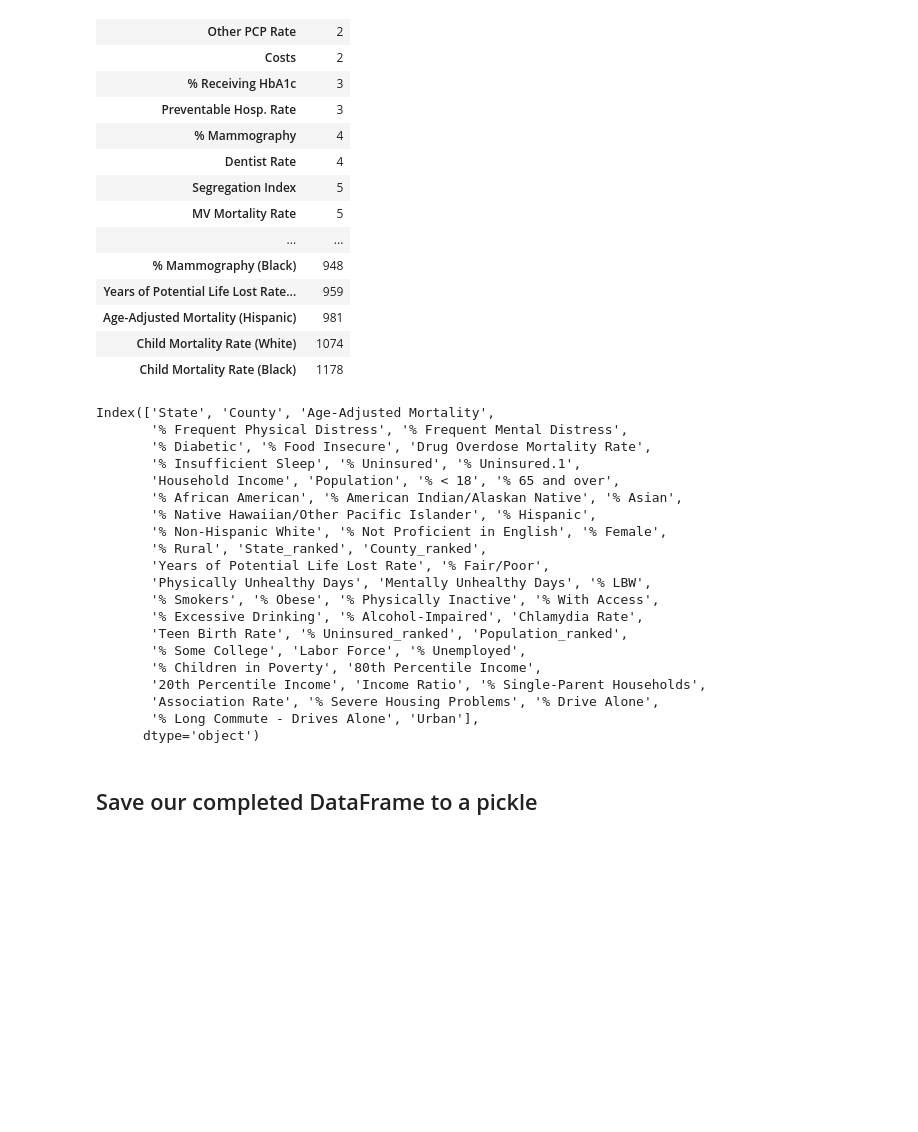
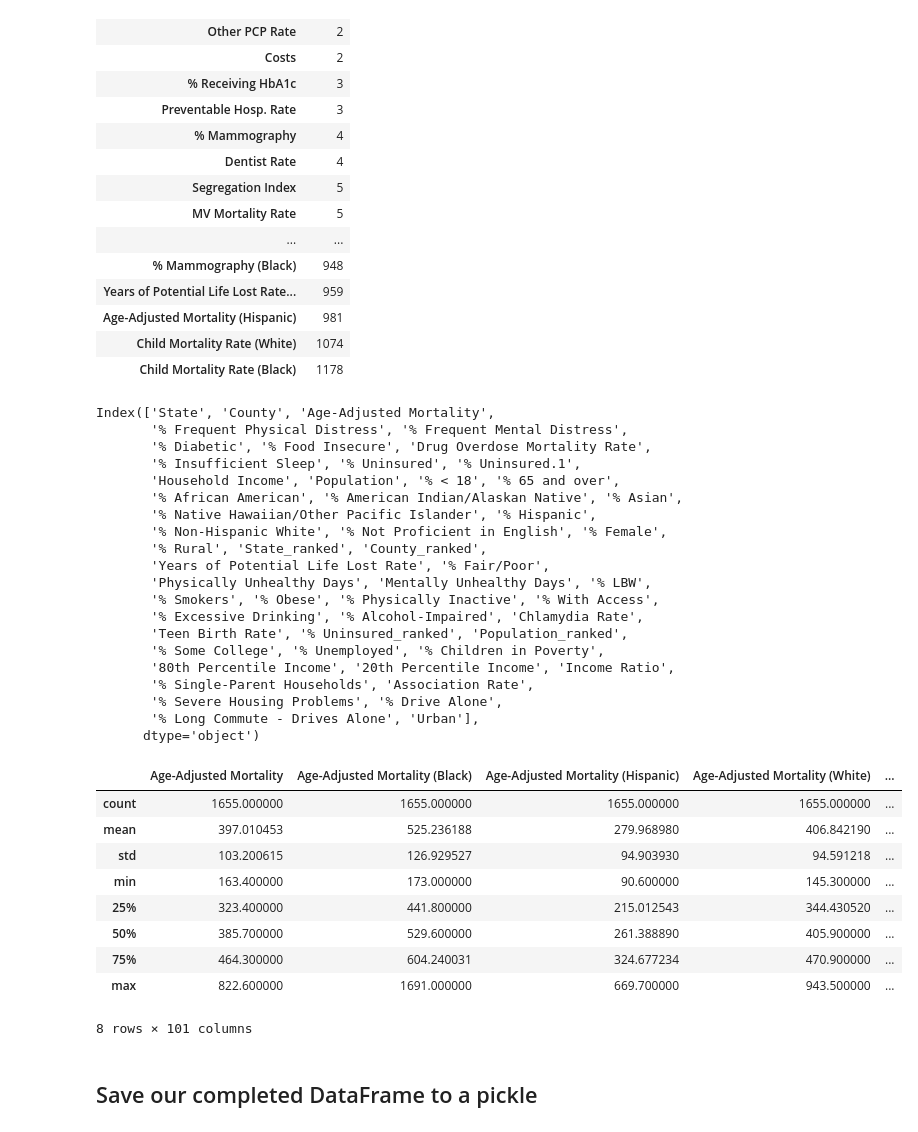
Before and after one commit to DylanGreene/drug_od_health_analytics, a Jupyter notebook: feature-selection.ipynb, the cells around one changed output. Cells and saved outputs as stored; diff of their text form; code cells hidden in the pictures; blank space fills up the shorter version.

```diff
--- a/feature-selection.ipynb
+++ b/feature-selection.ipynb
@@ -193,7 +194,7 @@ missing_counts
 | Child Mortality Rate (Black) | 1178 |
 # %%
 # See the features without missing data
-counties.columns[counties.notna().all()]
+print(counties.columns[counties.notna().all()])
 # %% [output]
 Index(['State', 'County', 'Age-Adjusted Mortality',
        '% Frequent Physical Distress', '% Frequent Mental Distress',
@@ -209,20 +210,31 @@ Index(['State', 'County', 'Age-Adjusted Mortality',
        '% Smokers', '% Obese', '% Physically Inactive', '% With Access',
        '% Excessive Drinking', '% Alcohol-Impaired', 'Chlamydia Rate',
        'Teen Birth Rate', '% Uninsured_ranked', 'Population_ranked',
-       '% Some College', 'Labor Force', '% Unemployed',
-       '% Children in Poverty', '80th Percentile Income',
-       '20th Percentile Income', 'Income Ratio', '% Single-Parent Households',
-       'Association Rate', '% Severe Housing Problems', '% Drive Alone',
+       '% Some College', '% Unemployed', '% Children in Poverty',
+       '80th Percentile Income', '20th Percentile Income', 'Income Ratio',
+       '% Single-Parent Households', 'Association Rate',
+       '% Severe Housing Problems', '% Drive Alone',
        '% Long Commute - Drives Alone', 'Urban'],
       dtype='object')
 # %%
 # Choose which of those features to cluster on
 # Subjective choice, also not including CI features or raw counts
-impute_sources = ['% Frequent Physical Distress', '% Frequent Mental Distress',
-       '% Diabetic', '% Food Insecure', '% Insufficient Sleep', 'Population', '% < 18',
-       '% 65 and over', '% African American', '% American Indian/Alaskan Native',
-       '% Asian', '% Native Hawaiian/Other Pacific Islander', '% Hispanic',
-       '% Non-Hispanic White', '% Not Proficient in English', '% Female', '% Rural']
+impute_sources = ['Age-Adjusted Mortality', '% Frequent Physical Distress',
+       '% Frequent Mental Distress', '% Diabetic', '% Food Insecure',
+       'Drug Overdose Mortality Rate', '% Insufficient Sleep', '% Uninsured',
+       '% Uninsured.1', 'Household Income', 'Population', '% < 18', '% 65 and over',
+       '% African American', '% American Indian/Alaskan Native', '% Asian',
+       '% Native Hawaiian/Other Pacific Islander', '% Hispanic',
+       '% Non-Hispanic White', '% Not Proficient in English', '% Female',
+       '% Rural', 'Years of Potential Life Lost Rate', '% Fair/Poor',
+       'Physically Unhealthy Days', 'Mentally Unhealthy Days', '% LBW',
+       '% Smokers', '% Obese', '% Physically Inactive', '% With Access',
+       '% Excessive Drinking', '% Alcohol-Impaired', 'Chlamydia Rate',
+       'Teen Birth Rate', '% Uninsured_ranked', 'Population_ranked',
+       '% Some College', '% Unemployed', '% Children in Poverty',
+       '80th Percentile Income', '20th Percentile Income',
+       'Income Ratio', '% Single-Parent Households', 'Association Rate',
+       '% Severe Housing Problems', '% Drive Alone', '% Long Commute - Drives Alone']
 # %%
 # Fill in missing data using a K-Nearest-Neighbors approach
 from sklearn.neighbors import KNeighborsRegressor
@@ -241,6 +253,19 @@ def knn_imputer(df, sources, target, n_neighbors=5):
 for feature in missing_counts.index.values:
     res_df = knn_imputer(counties, impute_sources, feature, 5)
     counties[feature] = counties[feature].fillna(value=res_df[feature].to_dict())
+# %%
+counties.describe()
+# %% [output]
+|  | Age-Adjusted Mortality | Age-Adjusted Mortality (Black) | Age-Adjusted Mortality (Hispanic) | Age-Adjusted Mortality (White) | ... |
+| count | 1655.000000 | 1655.000000 | 1655.000000 | 1655.000000 | ... |
+| mean | 397.010453 | 525.236188 | 279.968980 | 406.842190 | ... |
+| std | 103.200615 | 126.929527 | 94.903930 | 94.591218 | ... |
+| min | 163.400000 | 173.000000 | 90.600000 | 145.300000 | ... |
+| 25% | 323.400000 | 441.800000 | 215.012543 | 344.430520 | ... |
+| 50% | 385.700000 | 529.600000 | 261.388890 | 405.900000 | ... |
+| 75% | 464.300000 | 604.240031 | 324.677234 | 470.900000 | ... |
+| max | 822.600000 | 1691.000000 | 669.700000 | 943.500000 | ... |
+8 rows × 101 columns
 # %% [markdown]
 ## Save our completed DataFrame to a pickle
 # %%
```
Also changed, not shown: parts of 4 cells of this notebook, 3 other files.
